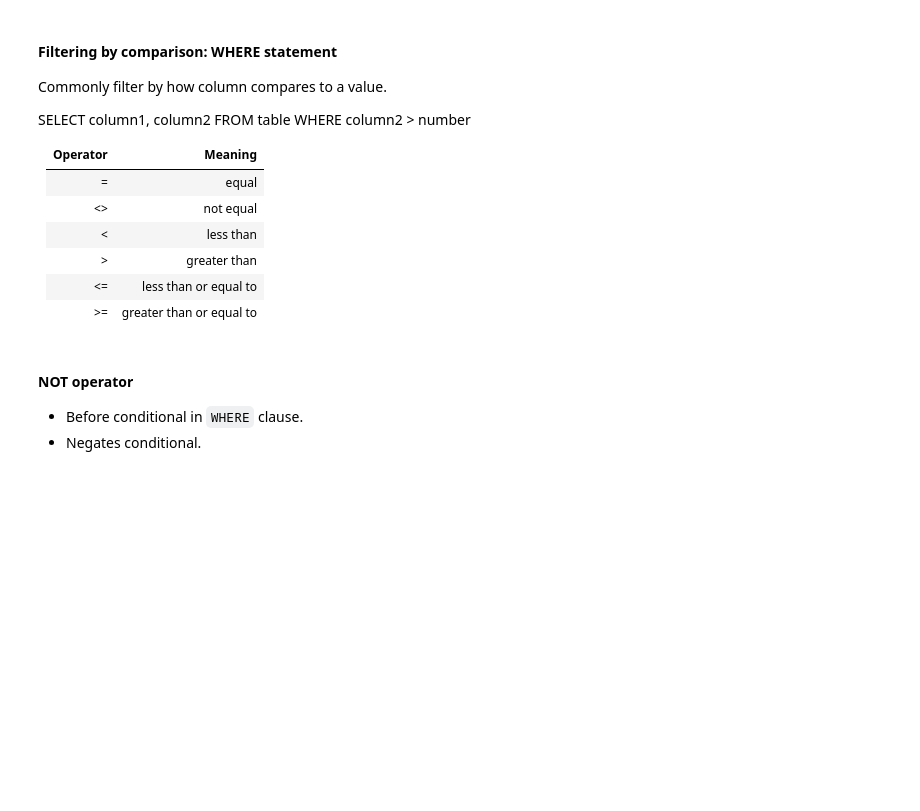
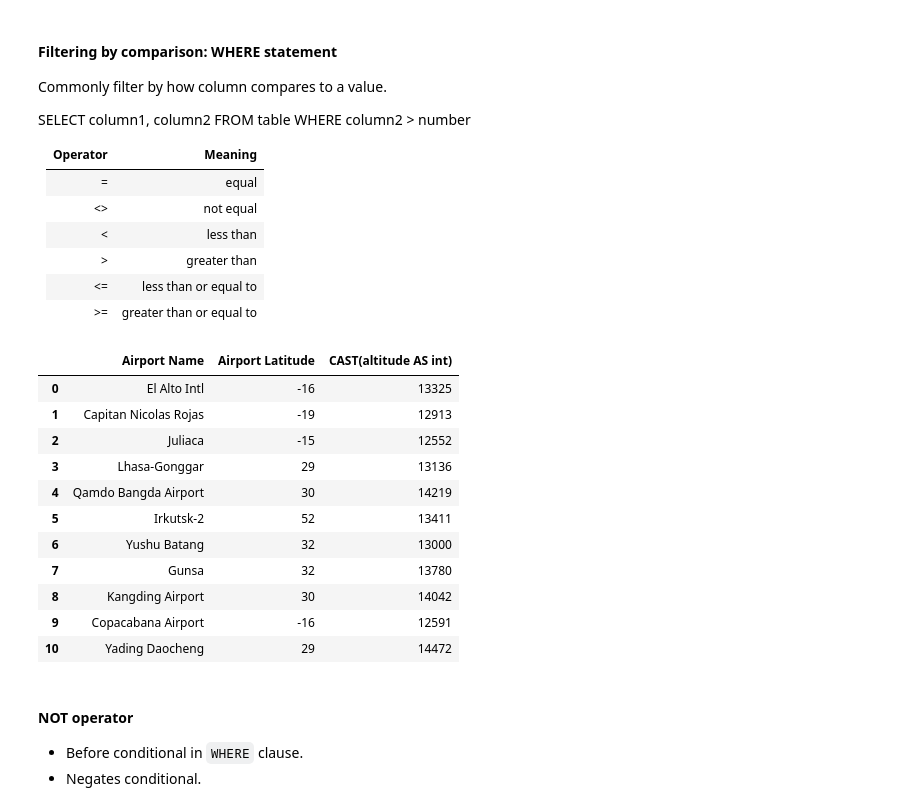
Before and after one commit to flatiron-school/NYC-DS-051622, a Jupyter notebook: Phase_1/Phase1_Topic6_Getting_Started_With_SQL/SQL_queries.ipynb, the cells around one changed output. Cells and saved outputs as stored; diff of their text form; code cells hidden in the pictures; blank space fills up the shorter version.

```diff
--- a/Phase_1/Phase1_Topic6_Getting_Started_With_SQL/SQL_queries.ipynb
+++ b/Phase_1/Phase1_Topic6_Getting_Started_With_SQL/SQL_queries.ipynb
@@ -368,17 +478,30 @@ WHERE column2 > number
 # %%
 sql_query_df = pd.read_sql("""
 
 SELECT name AS "Airport Name",
        CAST(latitude AS int) AS "Airport Latitude",
-       CAST(altitude AS int) AS "Altitude (ft)"
+       CAST(altitude AS int)
 
 FROM airports
 
-WHERE "Altitude (ft)" >= 12500
+WHERE CAST(altitude AS int) >= 12500
 
 """, con)
 
 sql_query_df
+# %% [output]
+|  | Airport Name | Airport Latitude | CAST(altitude AS int) |
+| 0 | El Alto Intl | -16 | 13325 |
+| 1 | Capitan Nicolas Rojas | -19 | 12913 |
+| 2 | Juliaca | -15 | 12552 |
+| 3 | Lhasa-Gonggar | 29 | 13136 |
+| 4 | Qamdo Bangda Airport | 30 | 14219 |
+| 5 | Irkutsk-2 | 52 | 13411 |
+| 6 | Yushu Batang | 32 | 13000 |
+| 7 | Gunsa | 32 | 13780 |
+| 8 | Kangding Airport | 30 | 14042 |
+| 9 | Copacabana Airport | -16 | 12591 |
+| 10 | Yading Daocheng | 29 | 14472 |
 # %% [markdown]
 #### NOT operator
 - Before conditional in `WHERE` clause.
```
Also changed, not shown: parts of 25 cells of this notebook, 6 other files.
